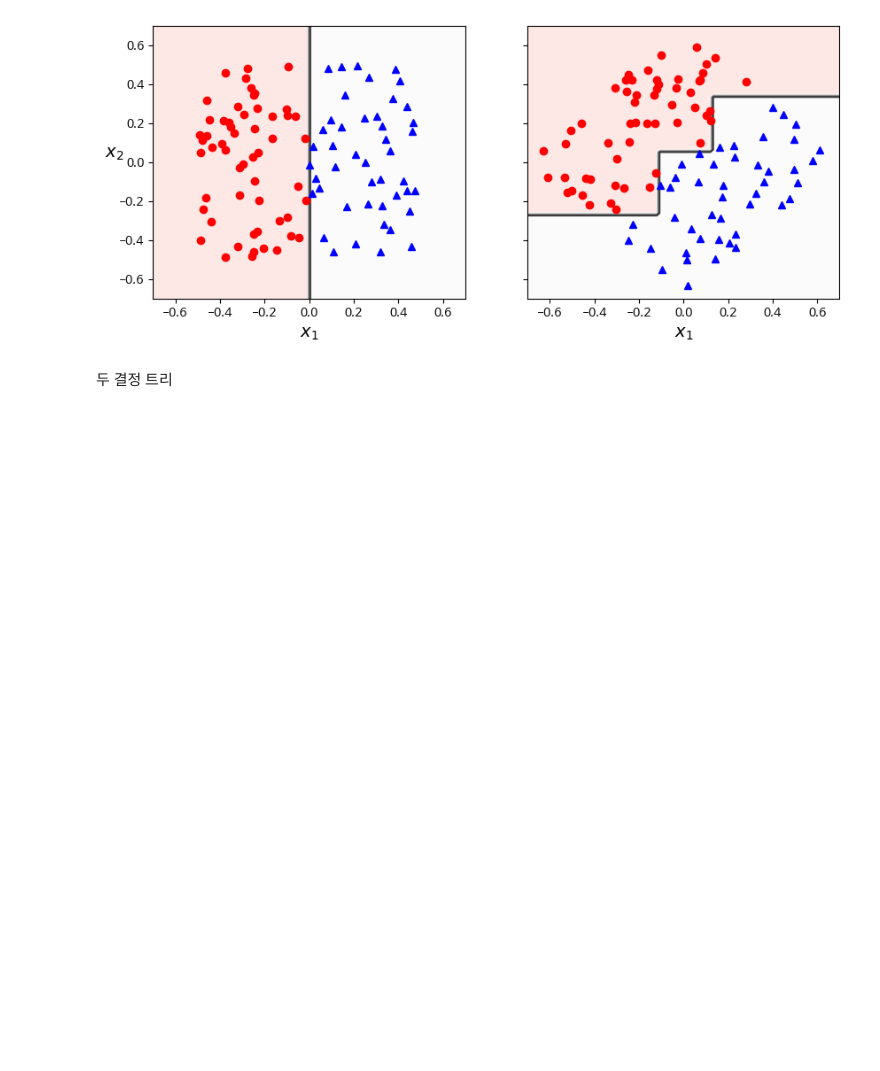
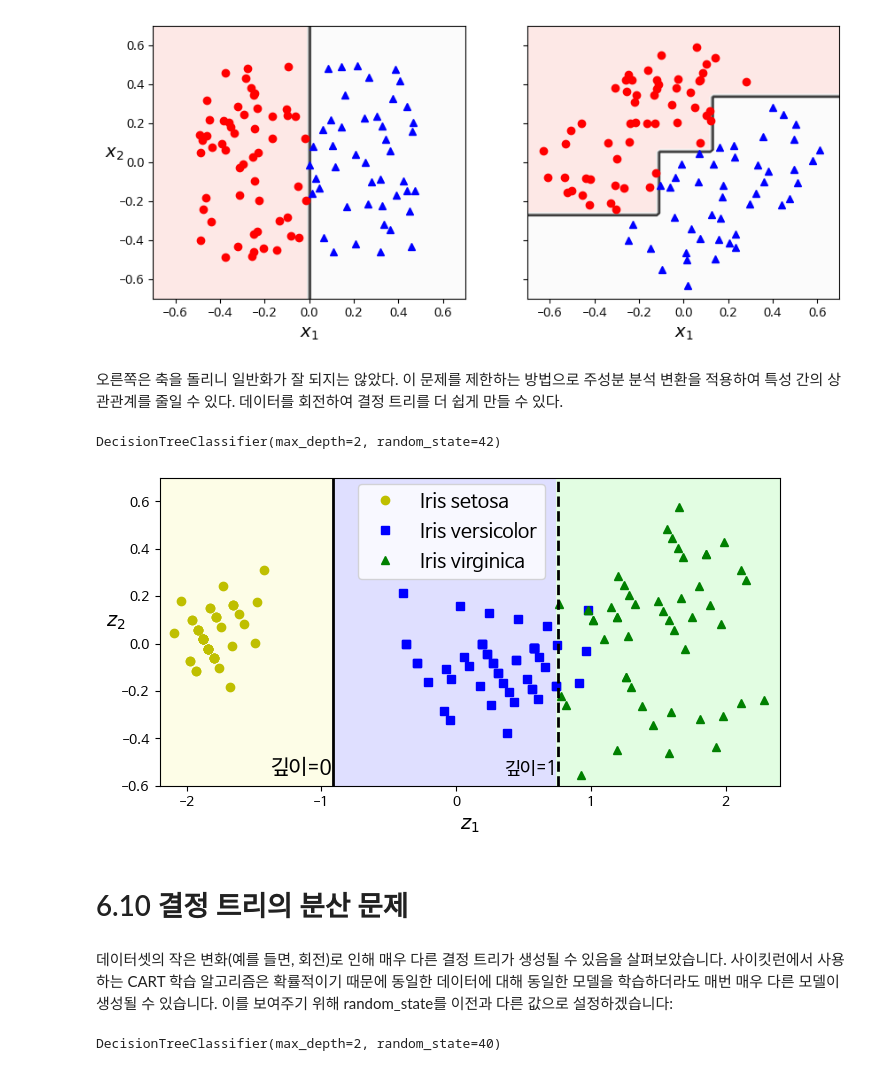
Before and after one commit to sheepjun96/Hands_On-Maching-Learning, a Jupyter notebook: 6장_결정_트리.ipynb, the cells around one changed output. Drawn from its saved outputs; the diff is of its cells as text; code cells hidden in the pictures; blank space fills up the shorter version.

```diff
--- a/6장_결정_트리.ipynb
+++ b/6장_결정_트리.ipynb
@@ -302,5 +309,55 @@ plt.ylabel("")
 plt.show()
 # %% [output]
 [figure]
-# %% [markdown]
-두 결정 트리
+# %% [markdown]
+오른쪽은 축을 돌리니 일반화가 잘 되지는 않았다. 이 문제를 제한하는 방법으로 주성분 분석 변환을 적용하여 특성 간의 상관관계를 줄일 수 있다. 데이터를 회전하여 결정 트리를 더 쉽게 만들 수 있다.
+# %%
+from sklearn.decomposition import PCA
+from sklearn.pipeline import make_pipeline
+from sklearn.preprocessing import StandardScaler
+
+pca_pipeline = make_pipeline(StandardScaler(), PCA())
+X_iris_rotated = pca_pipeline.fit_transform(X_iris)
+tree_clf_pca = DecisionTreeClassifier(max_depth = 2, random_state=42)
+tree_clf_pca.fit(X_iris_rotated, y_iris)
+# %% [output]
+DecisionTreeClassifier(max_depth=2, random_state=42)
+# %%
+plt.figure(figsize=(8,4))
+
+axes = [-2.2, 2.4, -0.6, 0.7]
+z0s, z1s = np.meshgrid(np.linspace(axes[0], axes[1], 100),
+                       np.linspace(axes[2], axes[3], 100))
+X_iris_pca_all = np.c_[z0s.ravel(), z1s.ravel()]
+y_pred = tree_clf_pca.predict(X_iris_pca_all).reshape(z0s.shape)
+
+plt.contourf(z0s, z1s, y_pred, alpha=0.3, cmap=custom_cmap)
+for idx, (name, style) in enumerate(zip(iris.target_names, ("yo", "bs", "g^"))):
+    plt.plot(X_iris_rotated[:, 0][y_iris == idx],
+             X_iris_rotated[:, 1][y_iris == idx],
+             style, label=f"Iris {name}")
+
+plt.xlabel("$z_1$")
+plt.ylabel("$z_2$", rotation=0)
+th1, th2 = tree_clf_pca.tree_.threshold[[0, 2]]
+plt.plot([th1, th1], axes[2:], "k-", linewidth=2)
+plt.plot([th2, th2], axes[2:], "k--", linewidth=2)
+plt.text(th1 - 0.01, axes[2] + 0.05, "깊이=0",
+         horizontalalignment="right", fontsize=15)
+plt.text(th2 - 0.01, axes[2] + 0.05, "깊이=1",
+         horizontalalignment="right", fontsize=13)
+plt.axis(axes)
+plt.legend(loc=(0.32, 0.67))
+
+plt.show()
+# %% [output]
+[figure, added]
+# %% [markdown]
+# 6.10 결정 트리의 분산 문제
+# %% [markdown]
+데이터셋의 작은 변화(예를 들면, 회전)로 인해 매우 다른 결정 트리가 생성될 수 있음을 살펴보았습니다. 사이킷런에서 사용하는 CART 학습 알고리즘은 확률적이기 때문에 동일한 데이터에 대해 동일한 모델을 학습하더라도 매번 매우 다른 모델이 생성될 수 있습니다. 이를 보여주기 위해 random_state를 이전과 다른 값으로 설정하겠습니다:
+# %%
+tree_clf_tweaked = DecisionTreeClassifier(max_depth=2, random_state=40)
+tree_clf_tweaked.fit(X_iris, y_iris)
+# %% [output]
+DecisionTreeClassifier(max_depth=2, random_state=40)
```
Also changed, not shown: parts of 2 cells of this notebook.
